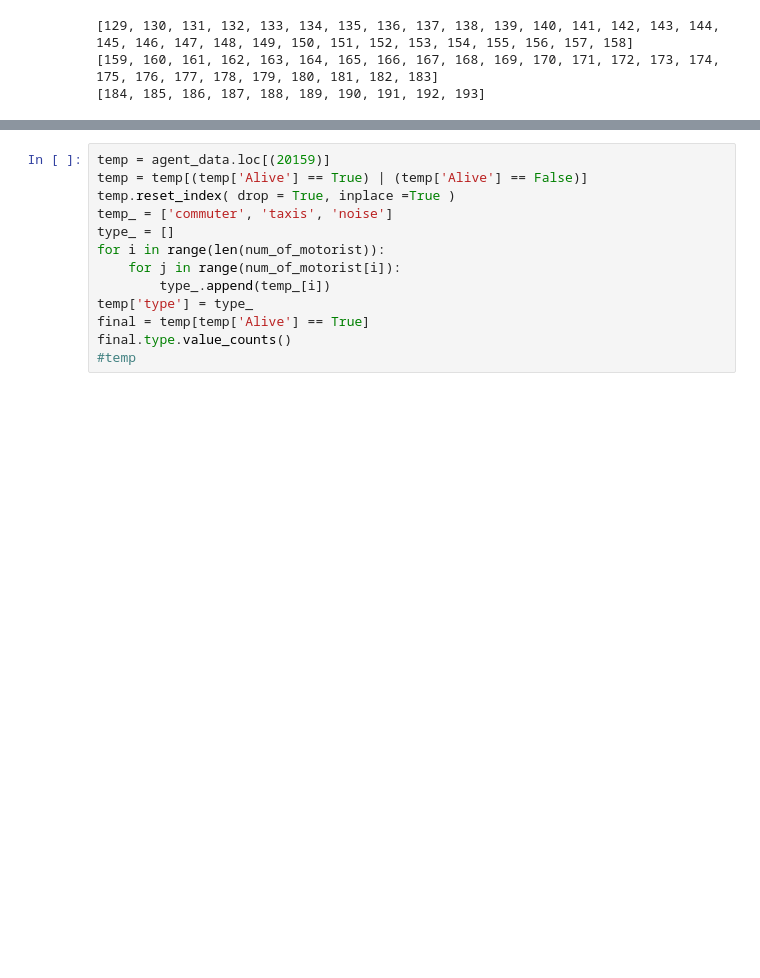
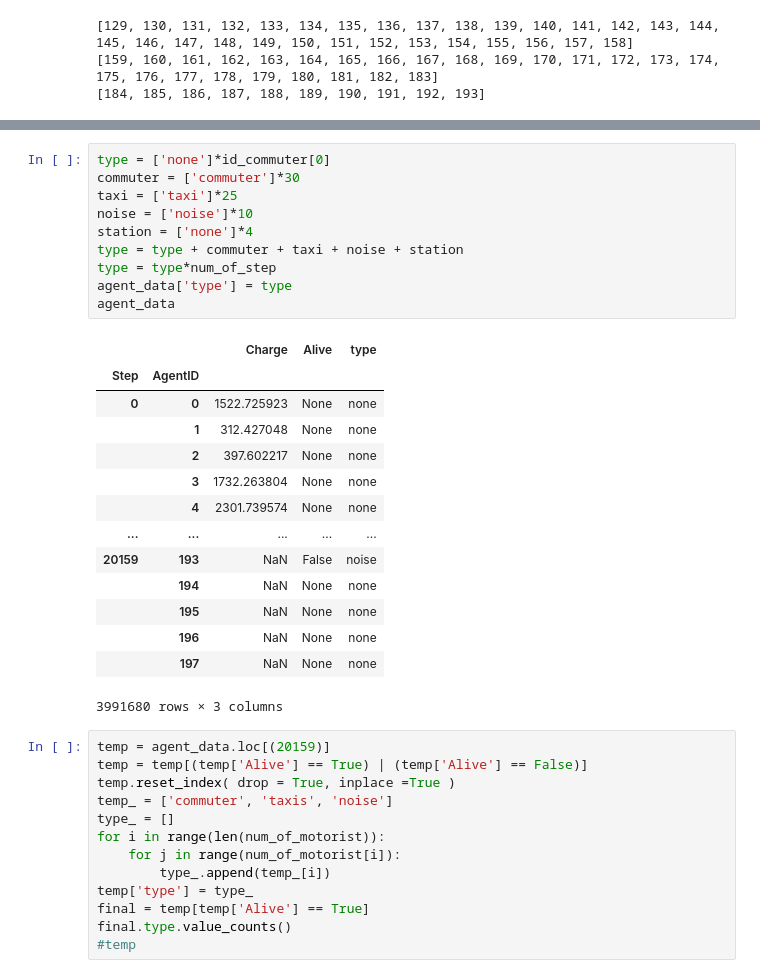
Before and after one commit to lakubis/LionIsACat, a Jupyter notebook: Felix_Learn/run_model_first_paper copy.ipynb, the cells around one changed output, grey strips where cells are left out. Drawn from its saved outputs; the diff is of its cells as text; blank space fills up the shorter version.

```diff
--- a/Felix_Learn/run_model_first_paper copy.ipynb
+++ b/Felix_Learn/run_model_first_paper copy.ipynb
@@ -74,3 +91,28 @@ print(id_noise)
+# %%
+type = ['none']*id_commuter[0]
+commuter = ['commuter']*30
+taxi = ['taxi']*25
+noise = ['noise']*10
+station = ['none']*4
+type = type + commuter + taxi + noise + station
+type = type*num_of_step
+agent_data['type'] = type
+agent_data
+# %% [output]
+|  |  | Charge | Alive | type |
+| Step | AgentID |  |  |  |
+| 0 | 0 | 1522.725923 | None | none |
+|  | 1 | 312.427048 | None | none |
+|  | 2 | 397.602217 | None | none |
+|  | 3 | 1732.263804 | None | none |
+|  | 4 | 2301.739574 | None | none |
+| ... | ... | ... | ... | ... |
+| 20159 | 193 | NaN | False | noise |
+|  | 194 | NaN | None | none |
+|  | 195 | NaN | None | none |
+|  | 196 | NaN | None | none |
+|  | 197 | NaN | None | none |
+3991680 rows × 3 columns
 # %%
 temp = agent_data.loc[(20159)]
 temp = temp[(temp['Alive'] == True) | (temp['Alive'] == False)]
```
Also changed, not shown: parts of 8 cells of this notebook.
